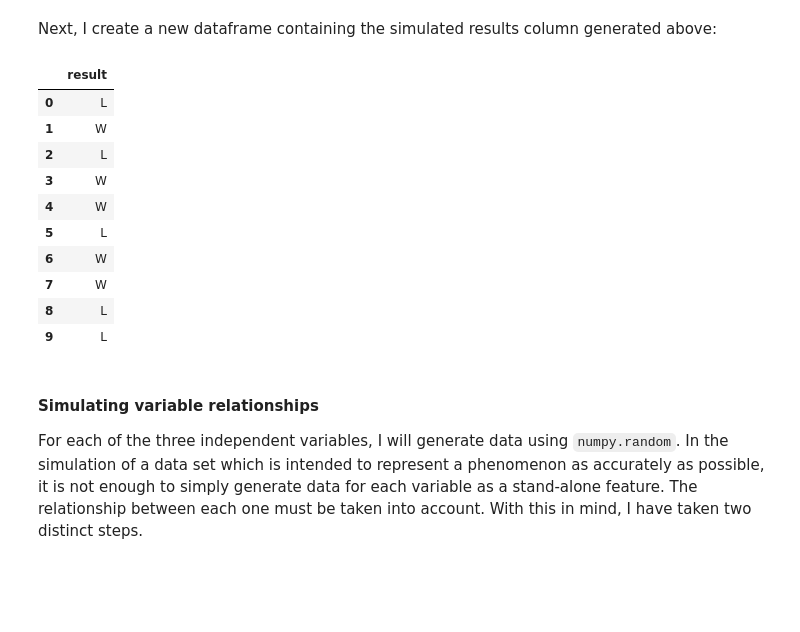
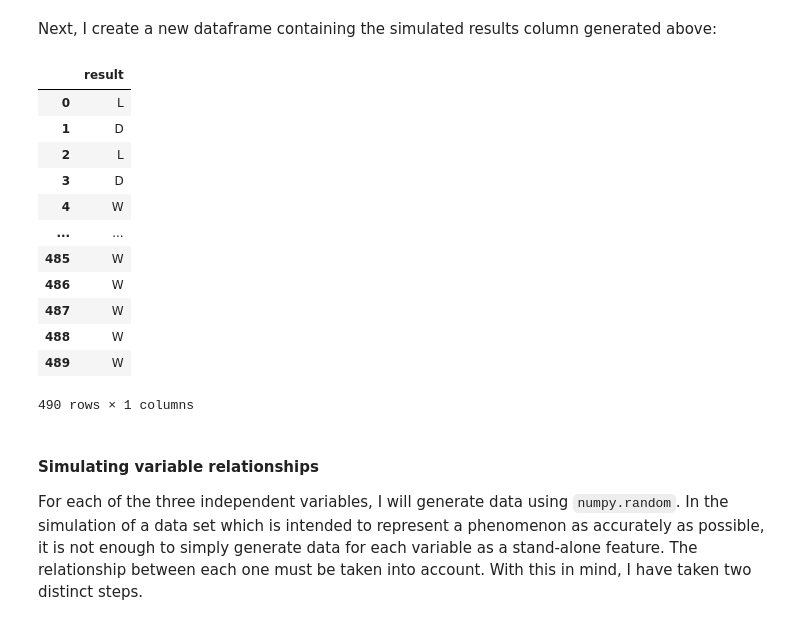
Before and after one commit to colm-o-caoimh/FootballSimulation, a Jupyter notebook: PDA_Project2020.ipynb, the cells around one changed output. Drawn from its saved outputs; the diff is of its cells as text; code cells hidden in the pictures; blank space fills up the shorter version.

```diff
--- a/PDA_Project2020.ipynb
+++ b/PDA_Project2020.ipynb
@@ -717,27 +717,29 @@ These values will be passed to the probability parameter of the `random.choice`
 # %%
 # Each of the categorical variables chosen at random and distributed according to the probability values
 # calculated above
-sim_results = rng.choice(sim_result, 200, p=result_prob)
+sim_results = rng.choice(sim_result, 500, p=result_prob)
 # %% [markdown]
 Next, I create a new dataframe containing the simulated results column generated above:
 # %%
 # Create new simulated dataframe with result column
 sim_df = pd.DataFrame(sim_results, columns = ['result'])
 
 # Output the new dataframe
-sim_df.head(10)
+sim_df.head(-10)
 # %% [output]
 |  | result |
 | 0 | L |
-| 1 | W |
+| 1 | D |
 | 2 | L |
-| 3 | W |
+| 3 | D |
 | 4 | W |
-| 5 | L |
-| 6 | W |
-| 7 | W |
-| 8 | L |
-| 9 | L |
+| ... | ... |
+| 485 | W |
+| 486 | W |
+| 487 | W |
+| 488 | W |
+| 489 | W |
+490 rows × 1 columns
 # %% [markdown]
 #### Simulating variable relationships
 
```
Also changed, not shown: parts of 33 cells of this notebook.
